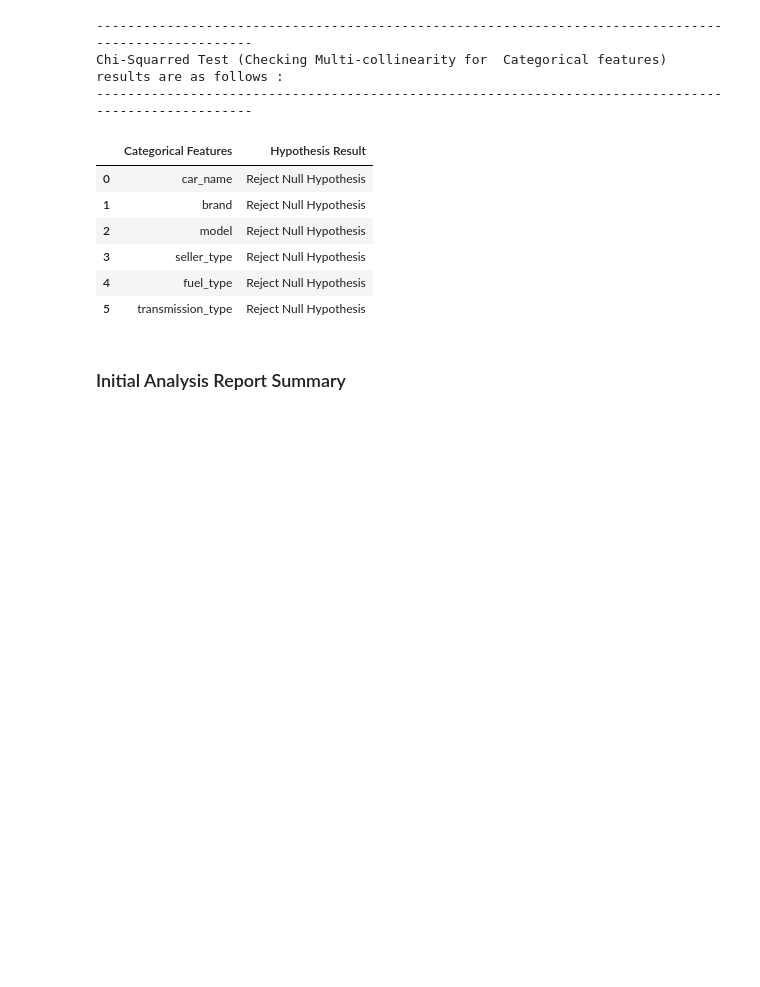
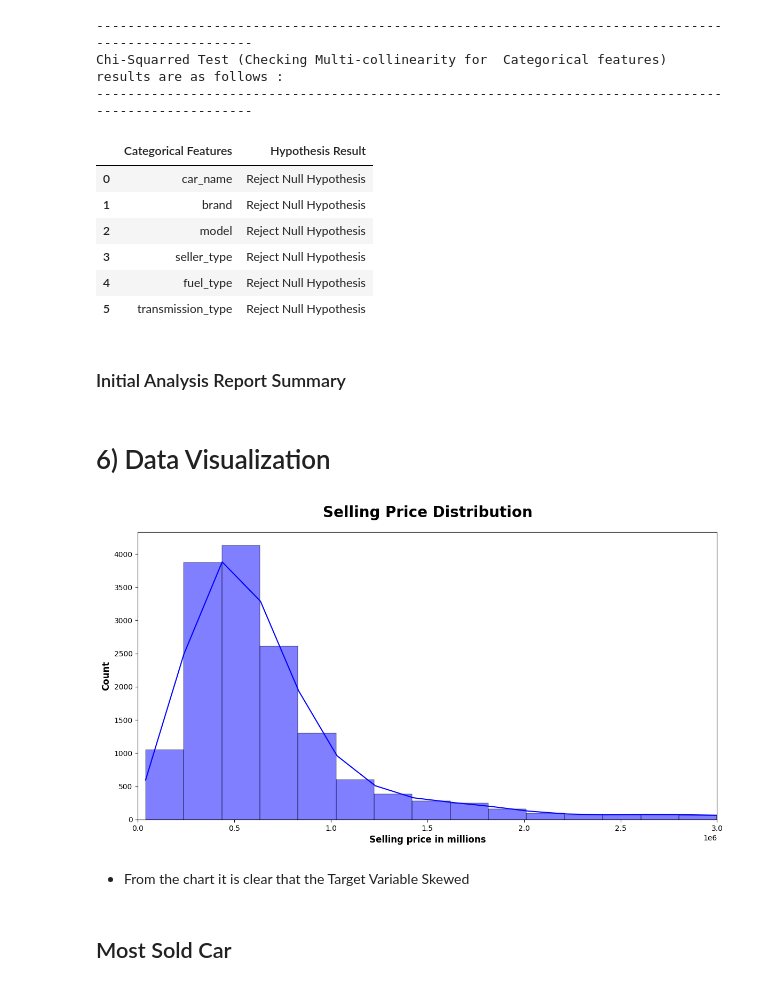
Before and after one commit to manishkr1754/CarDekho_Used_Car_Price_Prediction, a Jupyter notebook: notebooks/CarDekho Used Car Price Prediction.ipynb, the cells around one changed output. Cells and saved outputs as stored; diff of their text form; code cells hidden in the pictures; blank space fills up the shorter version.

```diff
--- a/notebooks/CarDekho Used Car Price Prediction.ipynb
+++ b/notebooks/CarDekho Used Car Price Prediction.ipynb
@@ -420,5 +420,21 @@ Chi-Squarred Test (Checking Multi-collinearity for  Categorical features) result
 | 3 | seller_type | Reject Null Hypothesis |
 | 4 | fuel_type | Reject Null Hypothesis |
 | 5 | transmission_type | Reject Null Hypothesis |
-# %% [markdown]
-### Initial Analysis Report Summary
+# %% [markdown]
+### Initial Analysis Report Summary
+# %% [markdown]
+# 6) Data Visualization
+# %%
+plt.subplots(figsize=(14,7))
+sns.histplot(df.selling_price, bins=200, kde=True, color = 'b')
+plt.title("Selling Price Distribution", weight="bold",fontsize=20, pad=20)
+plt.ylabel("Count", weight="bold", fontsize=12)
+plt.xlabel("Selling price in millions", weight="bold", fontsize=12)
+plt.xlim(0,3000000)
+plt.show()
+# %% [output]
+[figure, added]
+# %% [markdown]
+- From the chart it is clear that the Target Variable Skewed
+# %% [markdown]
+## Most Sold Car
```
Also changed, not shown: parts of 28 cells of this notebook.
